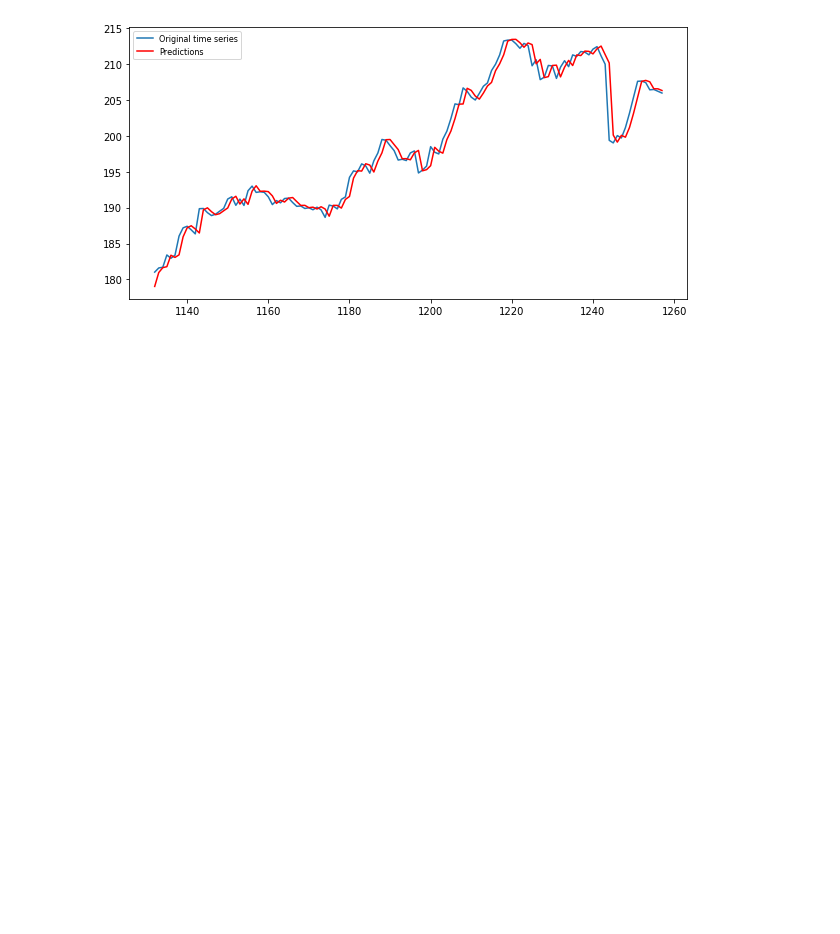
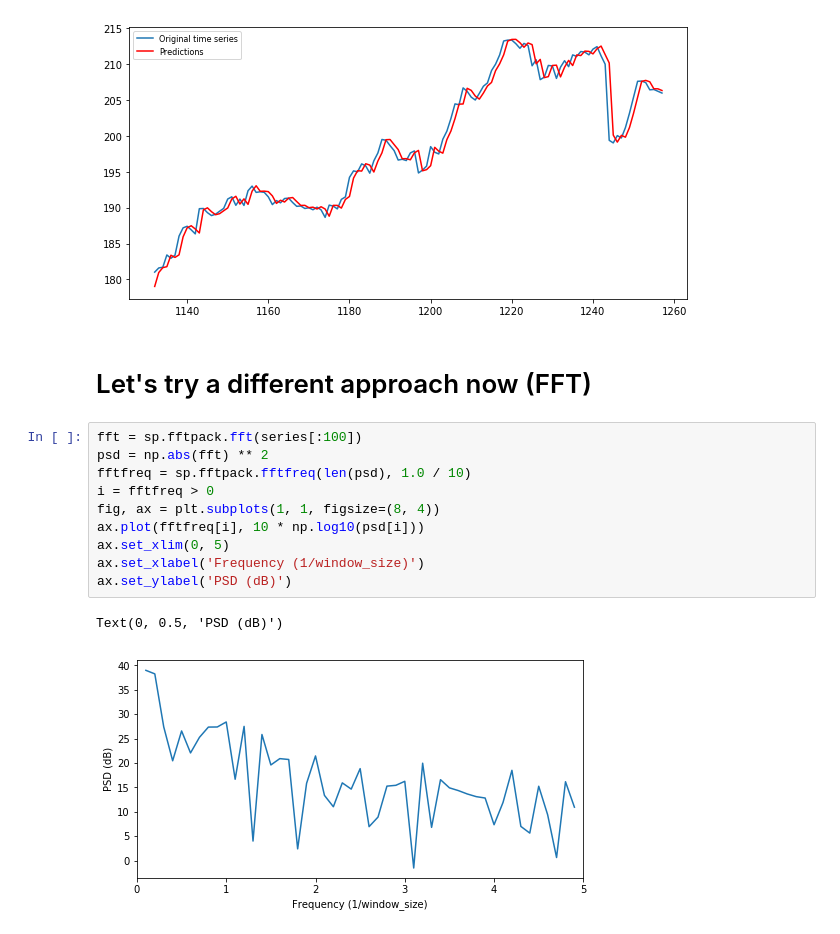
Before and after one commit to angelomenezes/Data_Science_for_Finance, a Jupyter notebook: src/mtr/aspect_decomposition.ipynb, the cells around one changed output. Saved outputs shown, nothing was run; the diff lists cells and outputs as text; blank space fills up the shorter version.

```diff
--- a/src/mtr/aspect_decomposition.ipynb
+++ b/src/mtr/aspect_decomposition.ipynb
@@ -289,3 +290,18 @@ plt.legend(fontsize=8)
 plt.show()
 # %% [output]
 [figure]
+# %% [markdown]
+# Let's try a different approach now (FFT)
+# %%
+fft = sp.fftpack.fft(series[:100])
+psd = np.abs(fft) ** 2
+fftfreq = sp.fftpack.fftfreq(len(psd), 1.0 / 10)
+i = fftfreq > 0
+fig, ax = plt.subplots(1, 1, figsize=(8, 4))
+ax.plot(fftfreq[i], 10 * np.log10(psd[i]))
+ax.set_xlim(0, 5)
+ax.set_xlabel('Frequency (1/window_size)')
+ax.set_ylabel('PSD (dB)')
+# %% [output]
+Text(0, 0.5, 'PSD (dB)')
+[figure, added]
```
Also changed, not shown: parts of 4 cells of this notebook.
